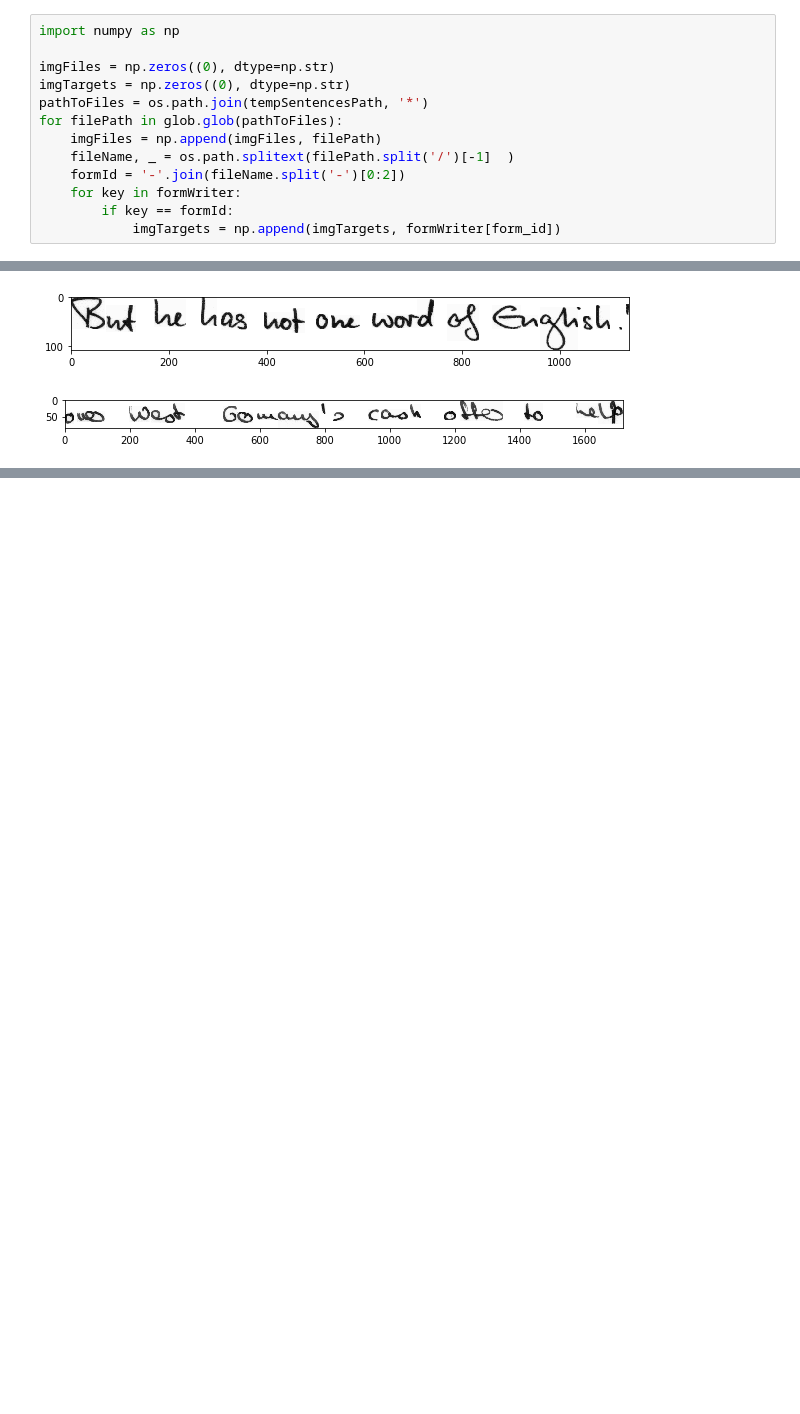
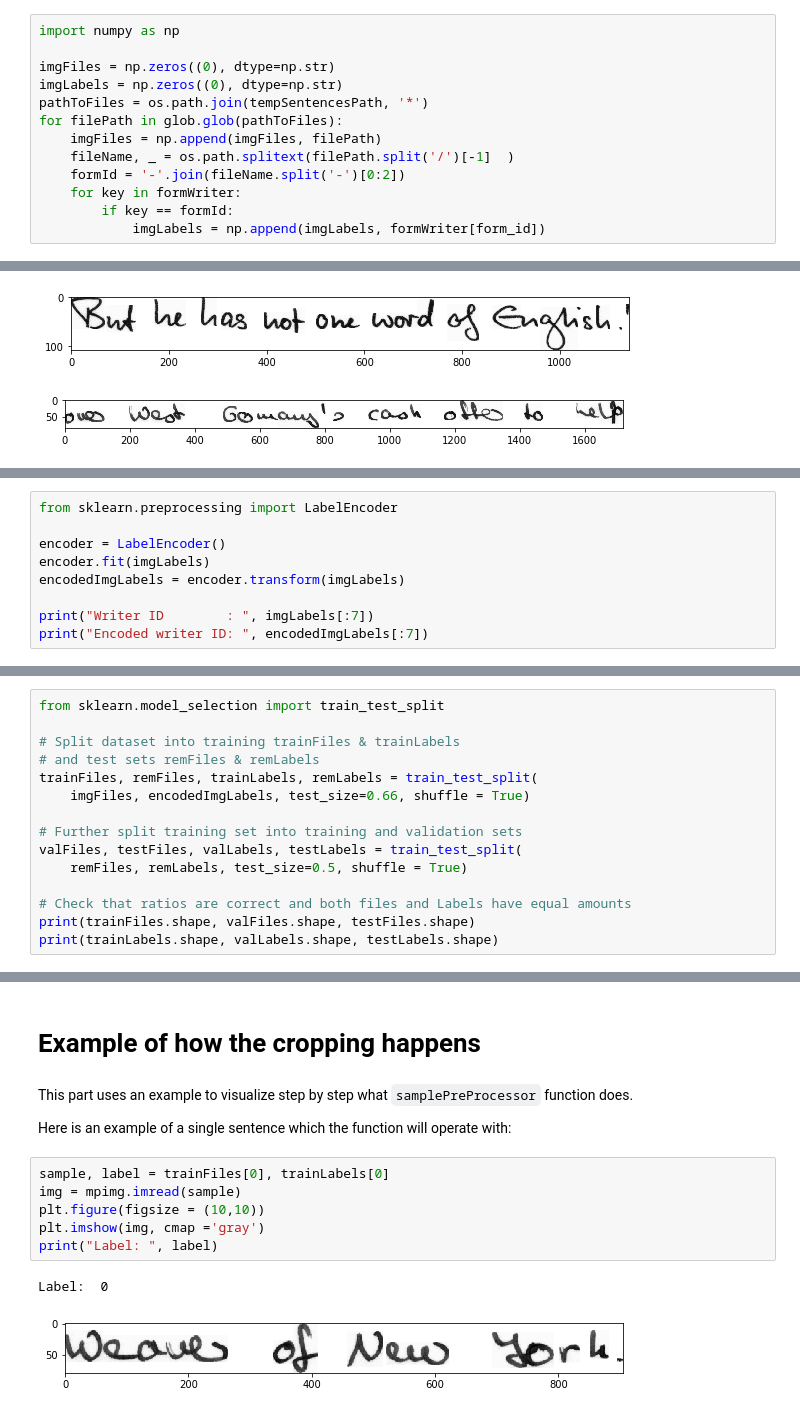
Before and after one commit to jkiviniitty/writer_recognition, a Jupyter notebook: workinprogress.ipynb, the cells around one changed output, grey strips where cells are left out. Saved outputs shown, nothing was run; the diff lists cells and outputs as text; blank space fills up the shorter version.

Commit message:
project continued. model seems finished. only training left.

```diff
--- a/workinprogress.ipynb
+++ b/workinprogress.ipynb
@@ -89,7 +91,7 @@ Create "imgFiles" array of the temp folder sentence files and another "imgTarget
 import numpy as np
 
 imgFiles = np.zeros((0), dtype=np.str)
-imgTargets = np.zeros((0), dtype=np.str)
+imgLabels = np.zeros((0), dtype=np.str)
 pathToFiles = os.path.join(tempSentencesPath, '*')
 for filePath in glob.glob(pathToFiles):
     imgFiles = np.append(imgFiles, filePath)
@@ -97,7 +99,7 @@ for filePath in glob.glob(pathToFiles):
     formId = '-'.join(fileName.split('-')[0:2])
     for key in formWriter:
         if key == formId:
-            imgTargets = np.append(imgTargets, formWriter[form_id])
+            imgLabels = np.append(imgLabels, formWriter[form_id])
 # %% [markdown]
 Visualize the selected filenames.
 # %%
@@ -124,0 +131,9 @@ for fileName in imgFiles[:2]:
+# %%
+from sklearn.preprocessing import LabelEncoder
+
+encoder = LabelEncoder()
+encoder.fit(imgLabels)
+encodedImgLabels = encoder.transform(imgLabels)
+
+print("Writer ID        : ", imgLabels[:7])
+print("Encoded writer ID: ", encodedImgLabels[:7])
@@ -124,0 +149,15 @@ for fileName in imgFiles[:2]:
+# %%
+from sklearn.model_selection import train_test_split
+
+# Split dataset into training trainFiles & trainLabels
+# and test sets remFiles & remLabels
+trainFiles, remFiles, trainLabels, remLabels = train_test_split(
+    imgFiles, encodedImgLabels, test_size=0.66, shuffle = True)
+
+# Further split training set into training and validation sets
+valFiles, testFiles, valLabels, testLabels = train_test_split(
+    remFiles, remLabels, test_size=0.5, shuffle = True)
+
+# Check that ratios are correct and both files and Labels have equal amounts
+print(trainFiles.shape, valFiles.shape, testFiles.shape)
+print(trainLabels.shape, valLabels.shape, testLabels.shape)
@@ -124,0 +214,15 @@ for fileName in imgFiles[:2]:
+# %% [markdown]
+# Example of how the cropping happens
+# %% [markdown]
+This part uses an example to visualize step by step what ``samplePreProcessor`` function does.
+
+Here is an example of a single sentence which the function will operate with:
+# %%
+sample, label = trainFiles[0], trainLabels[0]
+img = mpimg.imread(sample)
+plt.figure(figsize = (10,10))
+plt.imshow(img, cmap ='gray')
+print("Label: ", label)
+# %% [output]
+Label:  0
+[figure, added]
```
Also changed, not shown: parts of 30 cells of this notebook.
